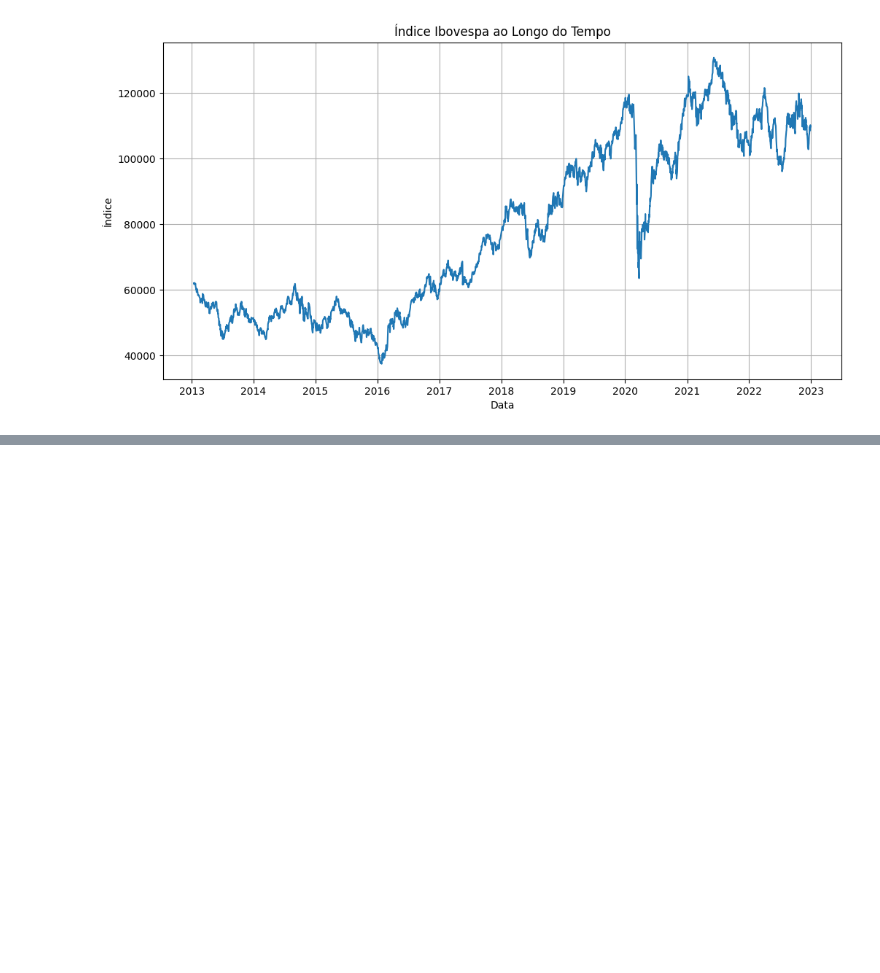
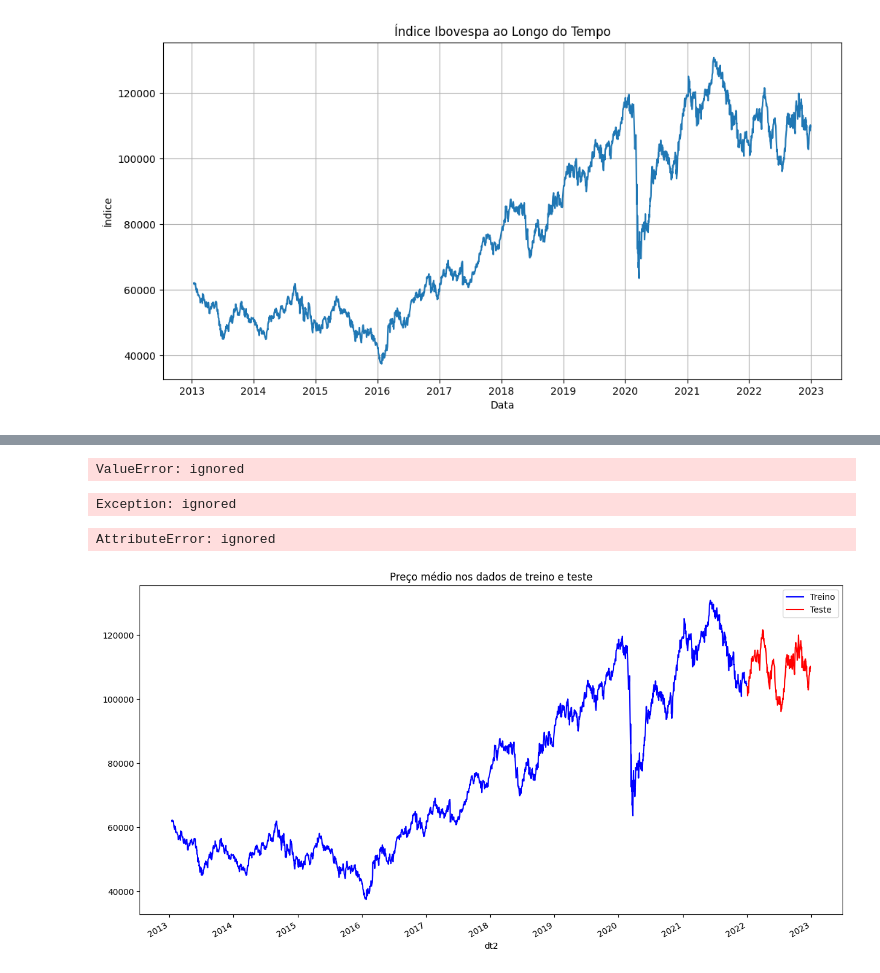
Before and after one commit to marcelomj23/proprio, a Jupyter notebook: Tech_Challenge_2.ipynb, the cells around one changed output, grey strips where cells are left out. Drawn from its saved outputs; the diff is of its cells as text; code cells hidden in the pictures; blank space fills up the shorter version.

```diff
--- a/Tech_Challenge_2.ipynb
+++ b/Tech_Challenge_2.ipynb
@@ -107,0 +193,5 @@ plt.show()
+# %%
+#Criando um DataFrame Prophet
+df_ph = df_ibv2
+df_ph = df_ph.drop(columns=["Abertura","Máxima", "Mínima", "Vol.", "Var%","Classificação","Alta_Baixa"])
+df_ph
@@ -107,0 +213,7 @@ plt.show()
+# %%
+# renomeando as colunas
+
+df_ph.index.rename('dt2', inplace=True)
+df_ph = df_ph.rename(columns={'Último': 'y'})
+df_ph['dt2'] = df_ibv2.index
+df_ph.head()
@@ -107,0 +228,39 @@ plt.show()
+# %%
+# instanciando o modelo
+m = Prophet(yearly_seasonality=True)
+
+# realizando o treinamento
+m.fit(df_ph)
+# %% [output]
+ValueError: ignored
+# %%
+
+# método auxiliar para previsão
+future = m.make_future_dataframe(periods = 365)
+# previsão do modelo
+forecast = m.predict(future)
+# %% [output]
+Exception: ignored
+# %%
+# definindo uma data de corte
+data_fim = '2022-01-01'
+# definindo os dados de treino, antes da data de corte
+train = df_ph.loc[df_ph['dt2'] <= data_fim]
+# definindo os dados de teste posterior a data de corte
+test = df_ph.loc[df_ph['dt2'] > data_fim]
+# %%
+# contando a quantidade de dias à frente para posteriormente checarmos a acurácia da previsão
+dias_a_prever = len(test.ds.unique())
+# checando a quantidade de dias
+dias_a_prever
+# %% [output]
+AttributeError: ignored
+# %%
+
+# definindo o tamanho do plot
+f, ax = plt.subplots(figsize=(15,8))
+train.plot(kind='line', x='dt2', y='y', color='Blue', label='Treino', ax=ax)
+test.plot(kind='line', x='dt2', y='y', color='Red', label='Teste', ax=ax)
+plt.title('Preço médio nos dados de treino e teste');
+# %% [output]
+[figure, added]
```
Also changed, not shown: parts of 12 cells of this notebook.
